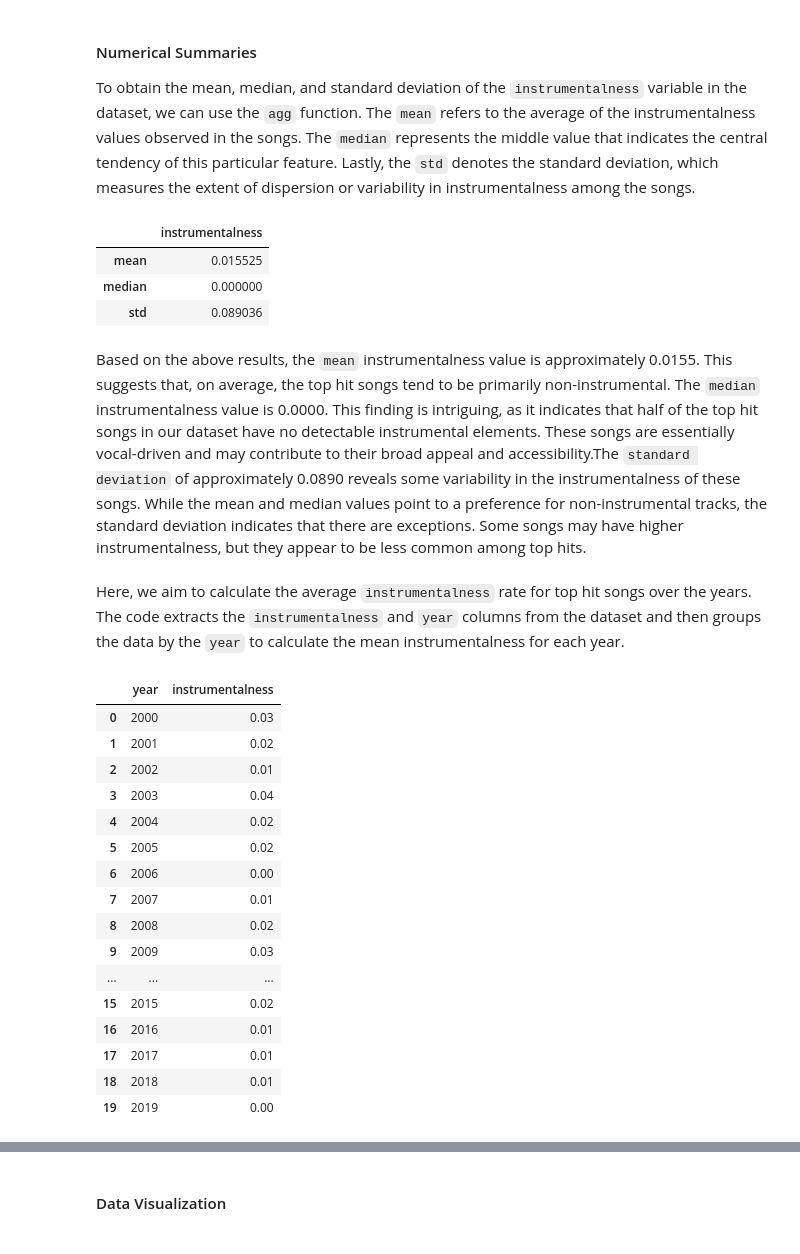
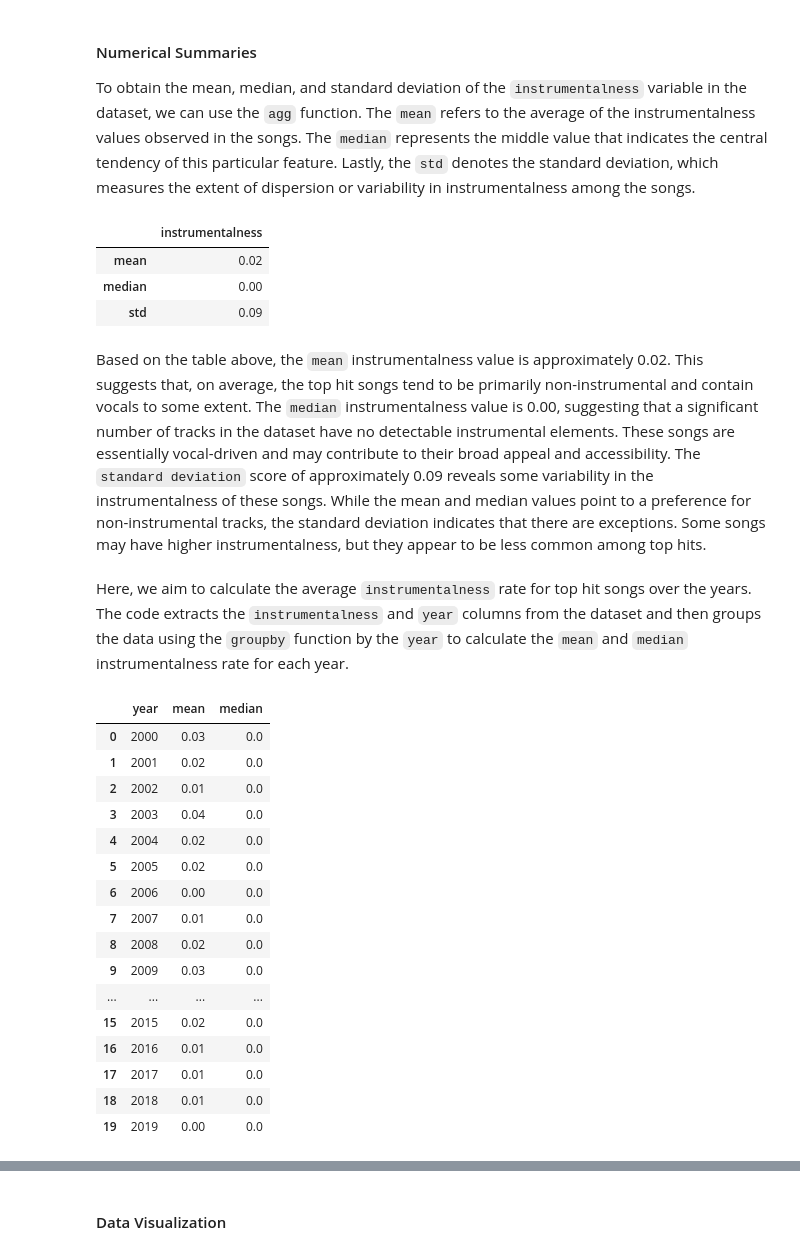
Before and after one commit to angelocguerra/csmodel-casestudy, a Jupyter notebook: MCO1.ipynb, the cells around one changed output, grey strips where cells are left out. Saved outputs shown, nothing was run; the diff lists cells and outputs as text; code cells hidden in the pictures.

```diff
--- a/MCO1.ipynb
+++ b/MCO1.ipynb
@@ -585,37 +602,46 @@ Similar to the previous question, the third question also revolves around the re
 To obtain the mean, median, and standard deviation of the `instrumentalness` variable in the dataset, we can use the `agg` function. The `mean` refers to the average of the instrumentalness values observed in the songs. The `median` represents the middle value that indicates the central tendency of this particular feature. Lastly, the `std` denotes the standard deviation, which measures the extent of dispersion or variability in instrumentalness among the songs.
 # %%
 # get the mean median and std
-spotify_df.agg({'instrumentalness': ['mean', 'median', 'std']})
+spotify_df.agg({'instrumentalness': ['mean', 'median', 'std']}).round(2)
 # %% [output]
 |  | instrumentalness |
-| mean | 0.015525 |
-| median | 0.000000 |
-| std | 0.089036 |
+| mean | 0.02 |
+| median | 0.00 |
+| std | 0.09 |
 # %% [markdown]
 
-Based on the above results, the `mean` instrumentalness value is approximately 0.0155. This suggests that, on average, the top hit songs tend to be primarily non-instrumental. The `median` instrumentalness value is 0.0000. This finding is intriguing, as it indicates that half of the top hit songs in our dataset have no detectable instrumental elements. These songs are essentially vocal-driven and may contribute to their broad appeal and accessibility.The `standard deviation` of approximately 0.0890 reveals some variability in the instrumentalness of these songs. While the mean and median values point to a preference for non-instrumental tracks, the standard deviation indicates that there are exceptions. Some songs may have higher instrumentalness, but they appear to be less common among top hits.
+Based on the table above, the `mean` instrumentalness value is approximately 0.02. This suggests that, on average, the top hit songs tend to be primarily non-instrumental and contain vocals to some extent. The `median` instrumentalness value is 0.00, suggesting that a significant number of tracks in the dataset have no detectable instrumental elements. These songs are essentially vocal-driven and may contribute to their broad appeal and accessibility. The `standard deviation` score of approximately 0.09 reveals some variability in the instrumentalness of these songs. While the mean and median values point to a preference for non-instrumental tracks, the standard deviation indicates that there are exceptions. Some songs may have higher instrumentalness, but they appear to be less common among top hits.
 # %% [markdown]
-Here, we aim to calculate the average `instrumentalness` rate for top hit songs over the years. The code extracts the `instrumentalness` and `year` columns from the dataset and then groups the data by the `year` to calculate the mean instrumentalness for each year.
+Here, we aim to calculate the average `instrumentalness` rate for top hit songs over the years. The code extracts the `instrumentalness` and `year` columns from the dataset and then groups the data using the `groupby` function by the `year` to calculate the `mean` and `median` instrumentalness rate for each year.
 # %%
-# TODO avarage instrumentalness rate per year
+# avarage instrumentalness rate per year
 instrumentalness = spotify_df[['instrumentalness','year']].groupby('year').mean().reset_index()
 instrumentalness.round(2)
+
+# median instrumentalness rate per year
+instrumentalness_median = spotify_df[['instrumentalness','year']].groupby('year').median().reset_index()
+instrumentalness_median.round(2)
+
+# merge both mean and median instrumentalness rate per year
+instrumentalness = pd.merge(instrumentalness, instrumentalness_median, on='year')
+instrumentalness = instrumentalness.rename(columns={'instrumentalness_x': 'mean', 'instrumentalness_y': 'median'})
+instrumentalness.round(2)
 # %% [output]
-|  | year | instrumentalness |
-| 0 | 2000 | 0.03 |
-| 1 | 2001 | 0.02 |
-| 2 | 2002 | 0.01 |
-| 3 | 2003 | 0.04 |
-| 4 | 2004 | 0.02 |
-| 5 | 2005 | 0.02 |
-| 6 | 2006 | 0.00 |
-| 7 | 2007 | 0.01 |
-| 8 | 2008 | 0.02 |
-| 9 | 2009 | 0.03 |
-| ... | ... | ... |
-| 15 | 2015 | 0.02 |
-| 16 | 2016 | 0.01 |
-| 17 | 2017 | 0.01 |
-| 18 | 2018 | 0.01 |
-| 19 | 2019 | 0.00 |
+|  | year | mean | median |
+| 0 | 2000 | 0.03 | 0.0 |
+| 1 | 2001 | 0.02 | 0.0 |
+| 2 | 2002 | 0.01 | 0.0 |
+| 3 | 2003 | 0.04 | 0.0 |
+| 4 | 2004 | 0.02 | 0.0 |
+| 5 | 2005 | 0.02 | 0.0 |
+| 6 | 2006 | 0.00 | 0.0 |
+| 7 | 2007 | 0.01 | 0.0 |
+| 8 | 2008 | 0.02 | 0.0 |
+| 9 | 2009 | 0.03 | 0.0 |
+| ... | ... | ... | ... |
+| 15 | 2015 | 0.02 | 0.0 |
+| 16 | 2016 | 0.01 | 0.0 |
+| 17 | 2017 | 0.01 | 0.0 |
+| 18 | 2018 | 0.01 | 0.0 |
+| 19 | 2019 | 0.00 | 0.0 |
 # %% [markdown]
```
Also changed, not shown: parts of 46 cells of this notebook.
